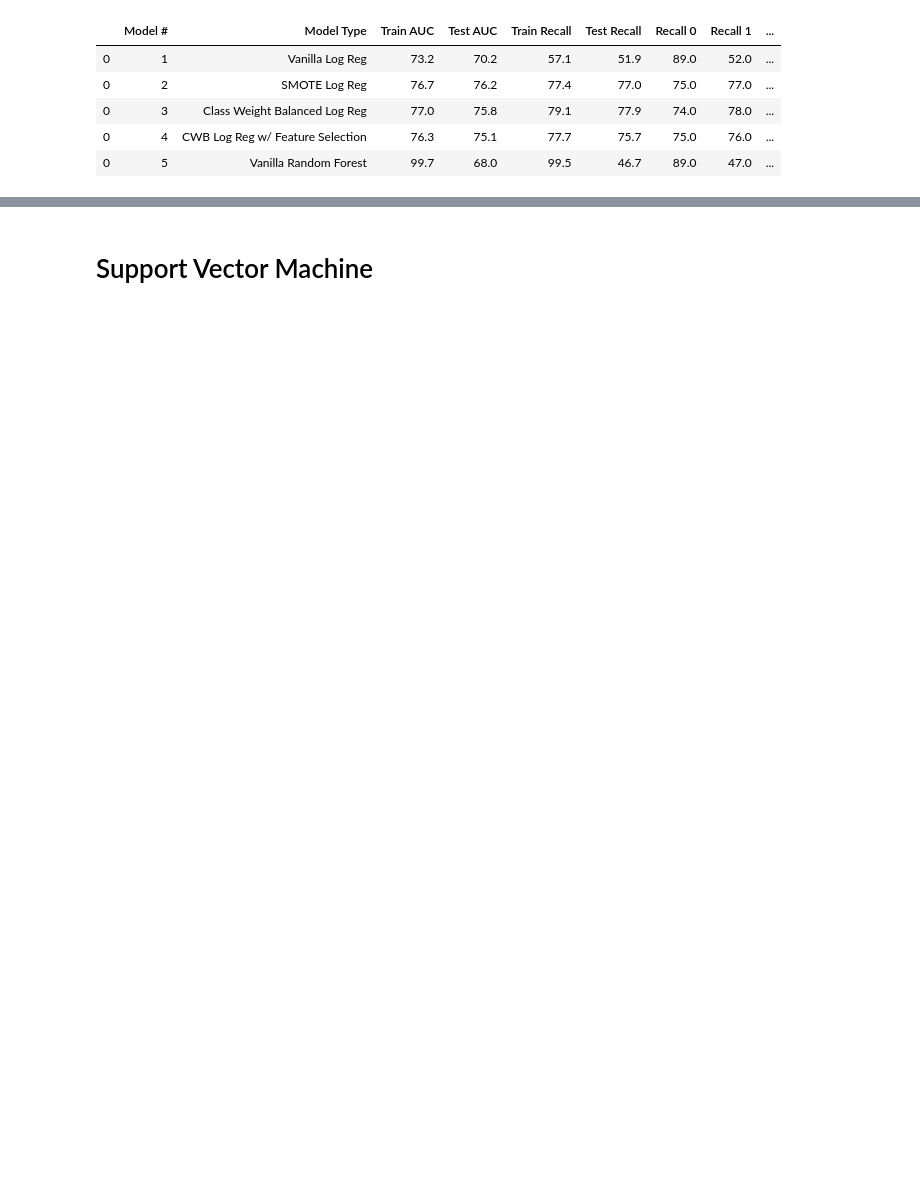
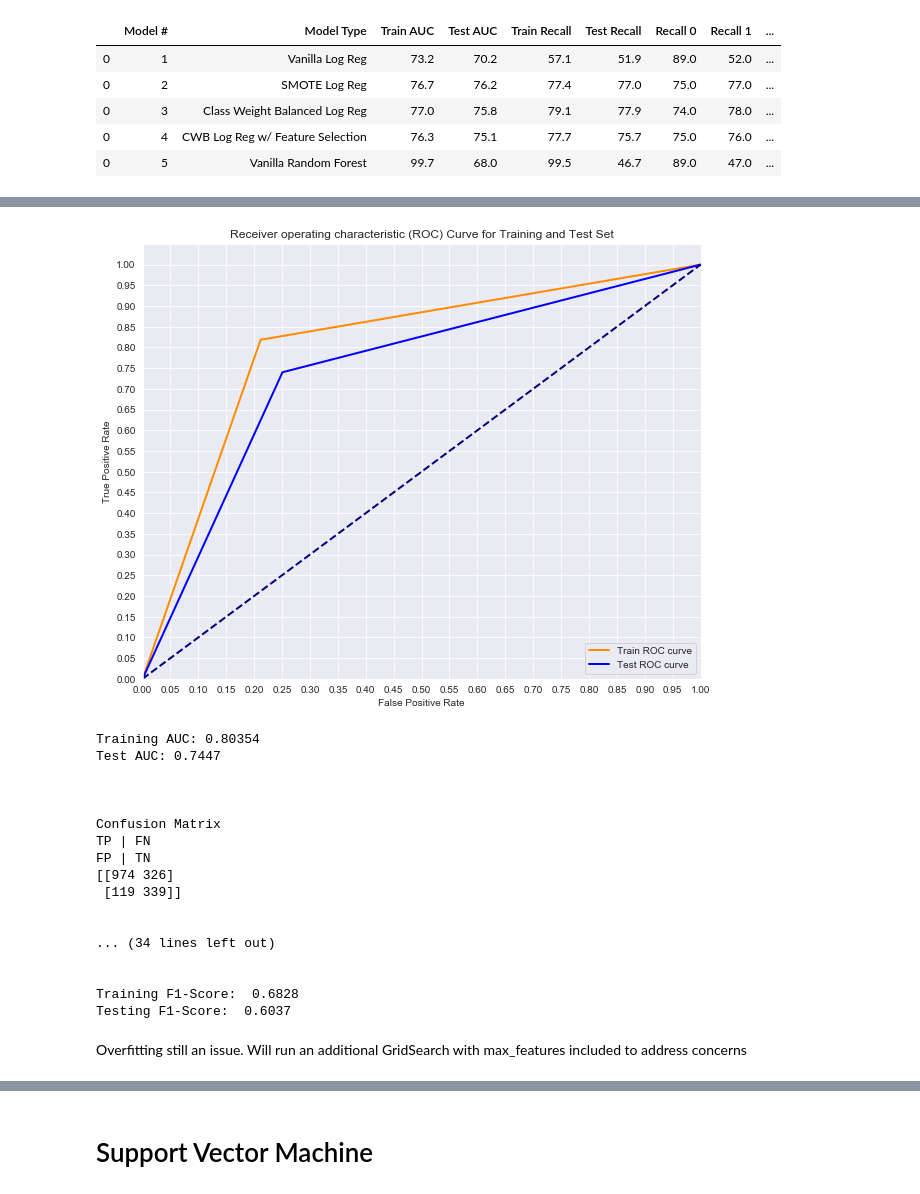
Before and after one commit to will4865/dsc-mod-3-project-v2-1-onl01-dtsc-ft-030220, a Jupyter notebook: student.ipynb, the cells around one changed output, grey strips where cells are left out. Saved outputs shown, nothing was run; the diff lists cells and outputs as text; code cells hidden in the pictures; blank space fills up the shorter version.

```diff
--- a/student.ipynb
+++ b/student.ipynb
@@ -776,0 +840,8 @@ quick_model_eval(X_train, X_test, y_train, y_test,model=forest)
+# %%
+X_forest_feature_selects = X_feature_selected[['Contract_Yes','PaymentMethod_Electronic check','TechSupport_Yes','TechSupport_No internet service','DeviceProtection_No internet service',
+                                              'OnlineSecurity_Yes','InternetService_No','InternetService_Fiber optic','TotalCharges','MonthlyCharges','tenure']]
+# %%
+X_train_forest, X_test_forest, y_train_forest, y_test_forest = train_test_split(X_forest_feature_selects, y, test_size=0.25, random_state=42)
+# %%
+forest = RandomForestClassifier(n_estimators=250, criterion='entropy', random_state=42, min_samples_leaf = 5, min_samples_split = 15, max_depth = 8, class_weight='balanced')
+forest.fit(X_train_forest,y_train_forest)
@@ -777,2 +856,25 @@ quick_model_eval(X_train, X_test, y_train, y_test,model=forest)
+# %%
+quick_model_eval(X_train_forest, X_test_forest, y_train_forest, y_test_forest,model=forest)
+# %% [output]
+[figure, added]
+Training AUC: 0.80354
+Test AUC: 0.7447
+
+
+
+Confusion Matrix
+TP | FN
+FP | TN
+[[974 326]
+ [119 339]]
+
+
+... (34 lines left out)
+
+
+Training F1-Score:  0.6828
+Testing F1-Score:  0.6037
+# %% [markdown]
+Overfitting still an issue. Will run an additional GridSearch with max_features included to address concerns
 # %%
 column_names
```
Also changed, not shown: parts of 125 cells of this notebook.
